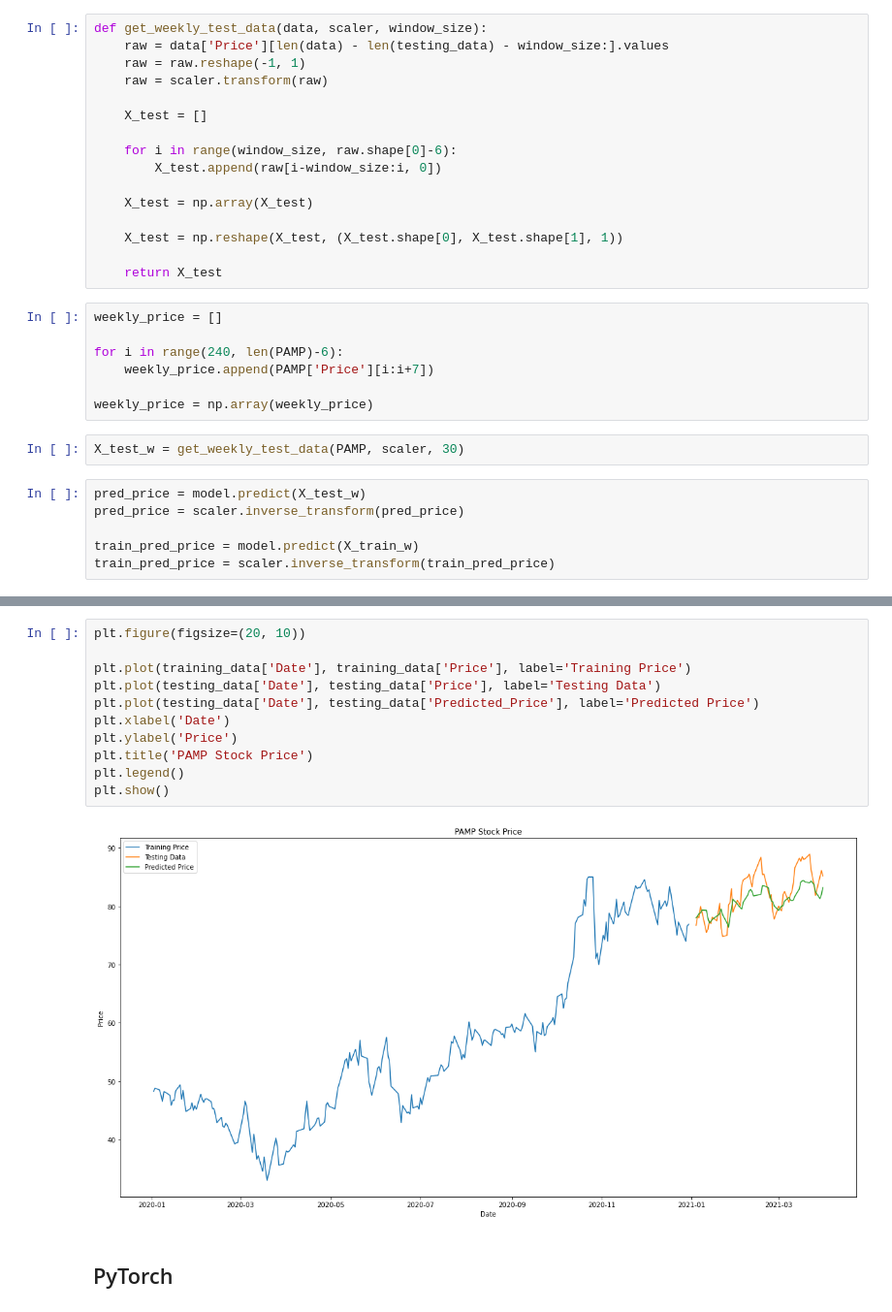
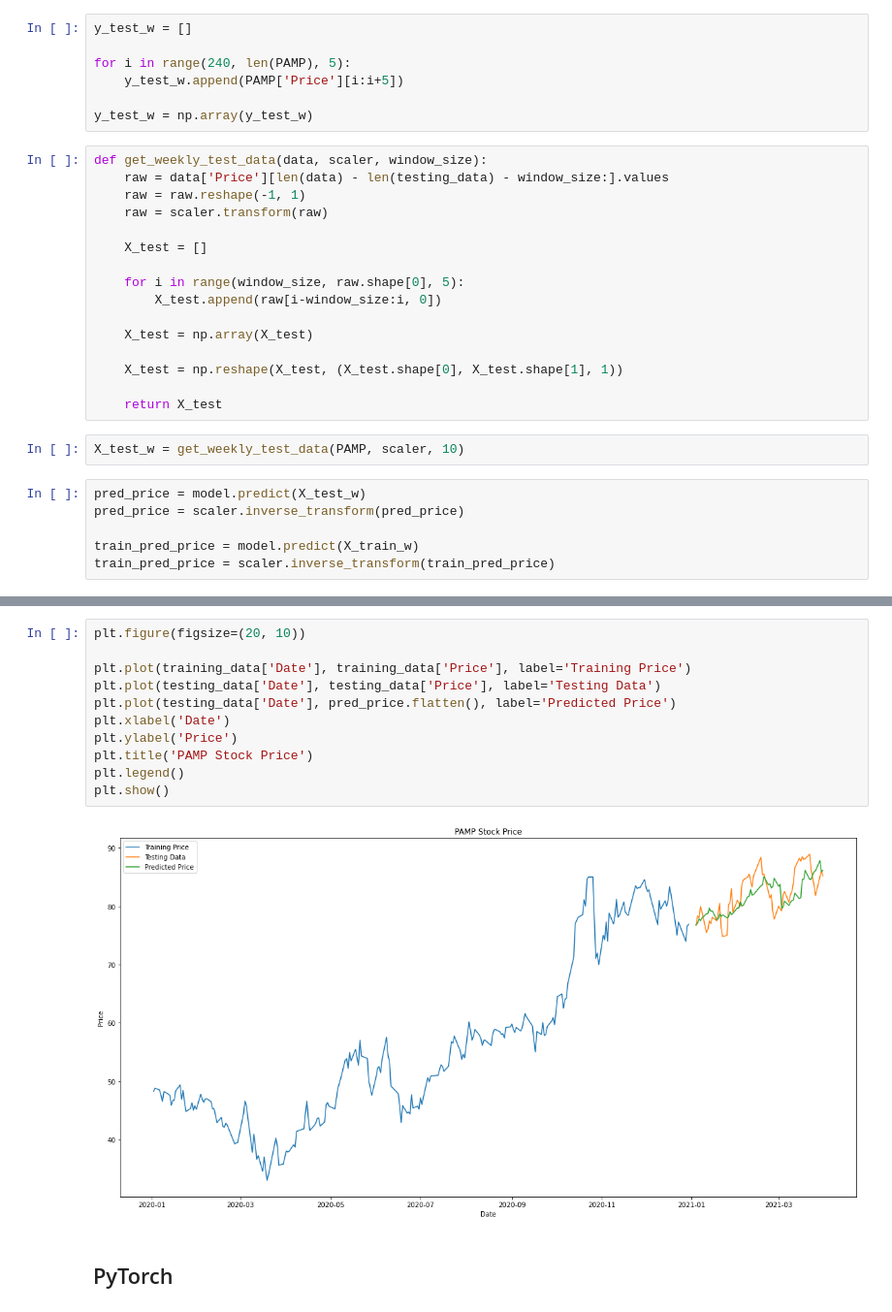
Before and after one commit to c-woo/Value-Investor, a Jupyter notebook: Untitled.ipynb, the cells around one changed output, grey strips where cells are left out. Shown: that part at 97% size. Cells and saved outputs as stored; diff of their text form.

Commit message:
Get weekly predictions

```diff
--- a/Untitled.ipynb
+++ b/Untitled.ipynb
@@ -322,28 +324,28 @@ plt.plot(history.history['loss'], label='training loss')
-# %%
-def get_weekly_test_data(data, scaler, window_size):
-    raw = data['Price'][len(data) - len(testing_data) - window_size:].values
-    raw = raw.reshape(-1, 1)
-    raw = scaler.transform(raw)
-
-    X_test = []
-
-    for i in range(window_size, raw.shape[0]-6):
-        X_test.append(raw[i-window_size:i, 0])
-
-    X_test = np.array(X_test)
-
-    X_test = np.reshape(X_test, (X_test.shape[0], X_test.shape[1], 1))
-
-    return X_test
 # %%
-weekly_price = []
+y_test_w = []
 
-for i in range(240, len(PAMP)-6):
-    weekly_price.append(PAMP['Price'][i:i+7])
+for i in range(240, len(PAMP), 5):
+    y_test_w.append(PAMP['Price'][i:i+5])
 
-weekly_price = np.array(weekly_price)
+y_test_w = np.array(y_test_w)
+# %%
+def get_weekly_test_data(data, scaler, window_size):
+    raw = data['Price'][len(data) - len(testing_data) - window_size:].values
+    raw = raw.reshape(-1, 1)
+    raw = scaler.transform(raw)
+
+    X_test = []
+
+    for i in range(window_size, raw.shape[0], 5):
+        X_test.append(raw[i-window_size:i, 0])
+
+    X_test = np.array(X_test)
+
+    X_test = np.reshape(X_test, (X_test.shape[0], X_test.shape[1], 1))
+
+    return X_test
 # %%
-X_test_w = get_weekly_test_data(PAMP, scaler, 30)
+X_test_w = get_weekly_test_data(PAMP, scaler, 10)
 # %%
 pred_price = model.predict(X_test_w)
 pred_price = scaler.inverse_transform(pred_price)
@@ -361,16 +363,16 @@ Test Score: 3.61 RMSE
 # %%
 plt.figure(figsize=(20, 10))
 
 plt.plot(training_data['Date'], training_data['Price'], label='Training Price')
 plt.plot(testing_data['Date'], testing_data['Price'], label='Testing Data')
-plt.plot(testing_data['Date'], testing_data['Predicted_Price'], label='Predicted Price')
+plt.plot(testing_data['Date'], pred_price.flatten(), label='Predicted Price')
 plt.xlabel('Date')
 plt.ylabel('Price')
 plt.title('PAMP Stock Price')
 plt.legend()
 plt.show()
 # %% [output]
-[figure, old version]
+[figure, new version]
 # %% [markdown]
 ## PyTorch
 # %%
```
Also changed, not shown: parts of 12 cells of this notebook.
